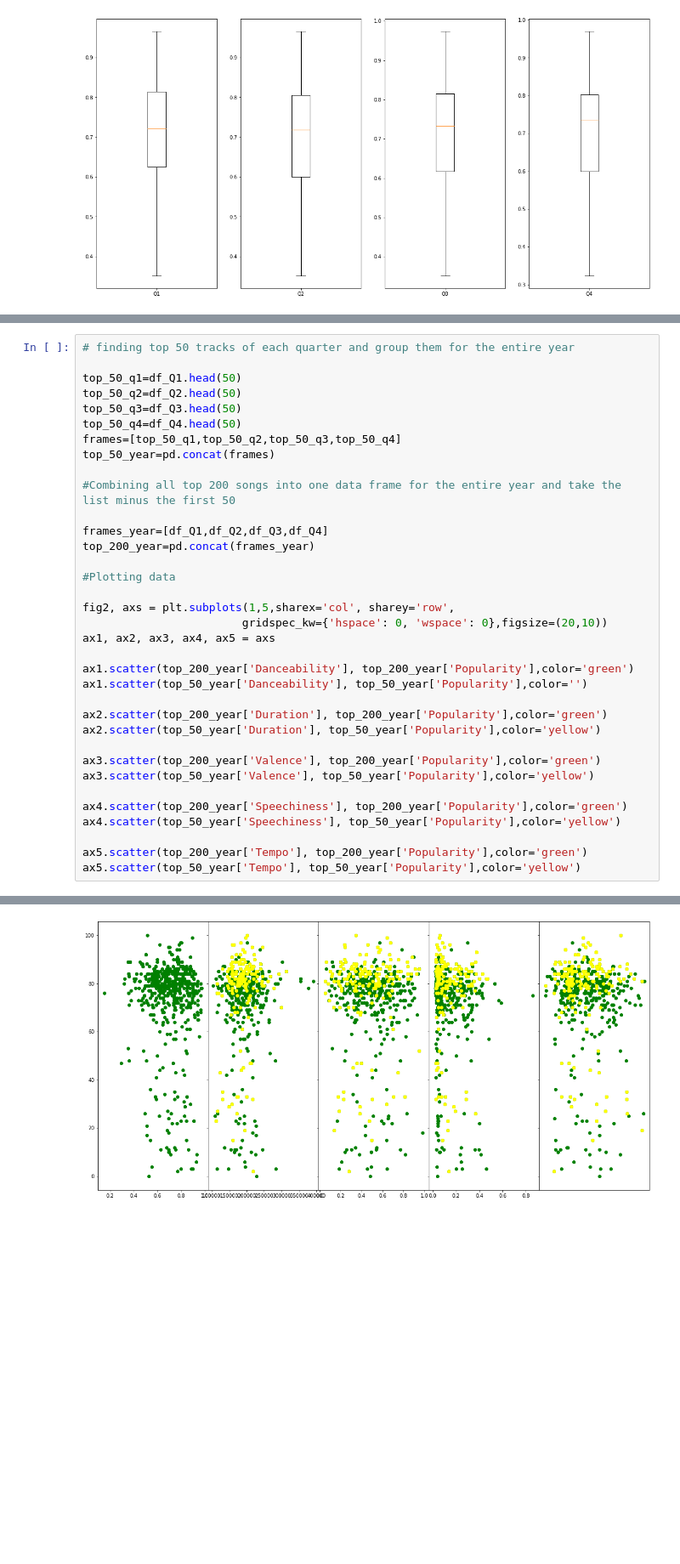
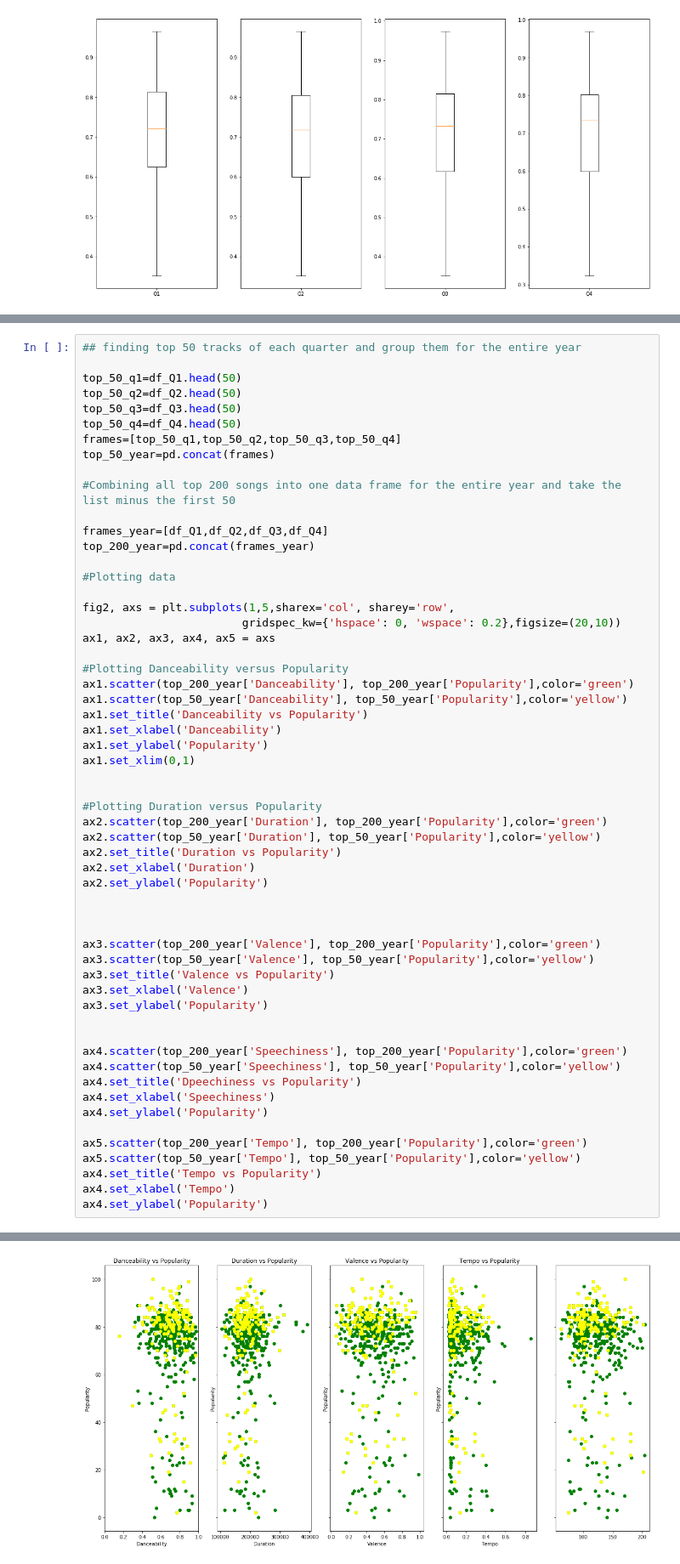
Before and after one commit to navidmalakootikhah/Project-One, a Jupyter notebook: analysis.ipynb, the cells around one changed output, grey strips where cells are left out. Shown at 85% size. Drawn from its saved outputs; the diff is of its cells as text; blank space fills up the shorter version.

```diff
--- a/analysis.ipynb
+++ b/analysis.ipynb
@@ -329,5 +331,5 @@ The correlation coefficient between Q4 Danceability and Duration is -0.21
 # %%
-# finding top 50 tracks of each quarter and group them for the entire year
+## finding top 50 tracks of each quarter and group them for the entire year
 
 top_50_q1=df_Q1.head(50)
 top_50_q2=df_Q2.head(50)
@@ -344,21 +346,43 @@ top_200_year=pd.concat(frames_year)
 #Plotting data
 
 fig2, axs = plt.subplots(1,5,sharex='col', sharey='row',
-                        gridspec_kw={'hspace': 0, 'wspace': 0},figsize=(20,10))
+                        gridspec_kw={'hspace': 0, 'wspace': 0.2},figsize=(20,10))
 ax1, ax2, ax3, ax4, ax5 = axs
 
+#Plotting Danceability versus Popularity
 ax1.scatter(top_200_year['Danceability'], top_200_year['Popularity'],color='green')
-ax1.scatter(top_50_year['Danceability'], top_50_year['Popularity'],color='')
+ax1.scatter(top_50_year['Danceability'], top_50_year['Popularity'],color='yellow')
+ax1.set_title('Danceability vs Popularity')
+ax1.set_xlabel('Danceability')
+ax1.set_ylabel('Popularity')
+ax1.set_xlim(0,1)
 
+
+#Plotting Duration versus Popularity
 ax2.scatter(top_200_year['Duration'], top_200_year['Popularity'],color='green')
 ax2.scatter(top_50_year['Duration'], top_50_year['Popularity'],color='yellow')
+ax2.set_title('Duration vs Popularity')
+ax2.set_xlabel('Duration')
+ax2.set_ylabel('Popularity')
+
+
 
 ax3.scatter(top_200_year['Valence'], top_200_year['Popularity'],color='green')
 ax3.scatter(top_50_year['Valence'], top_50_year['Popularity'],color='yellow')
+ax3.set_title('Valence vs Popularity')
+ax3.set_xlabel('Valence')
+ax3.set_ylabel('Popularity')
+
 
 ax4.scatter(top_200_year['Speechiness'], top_200_year['Popularity'],color='green')
 ax4.scatter(top_50_year['Speechiness'], top_50_year['Popularity'],color='yellow')
+ax4.set_title('Dpeechiness vs Popularity')
+ax4.set_xlabel('Speechiness')
+ax4.set_ylabel('Popularity')
 
 ax5.scatter(top_200_year['Tempo'], top_200_year['Popularity'],color='green')
 ax5.scatter(top_50_year['Tempo'], top_50_year['Popularity'],color='yellow')
+ax4.set_title('Tempo vs Popularity')
+ax4.set_xlabel('Tempo')
+ax4.set_ylabel('Popularity')
 # %% [output]
@@ -366,4 +390,4 @@ ax5.scatter(top_50_year['Tempo'], top_50_year['Popularity'],color='yellow')
-[figure, old version]
+[figure, new version]
 # %%
 #ANOVA for danceability for each quarter
 group_dance_Q1 = df_Q1["Danceability"]
```
Also changed, not shown: parts of 6 cells of this notebook.
